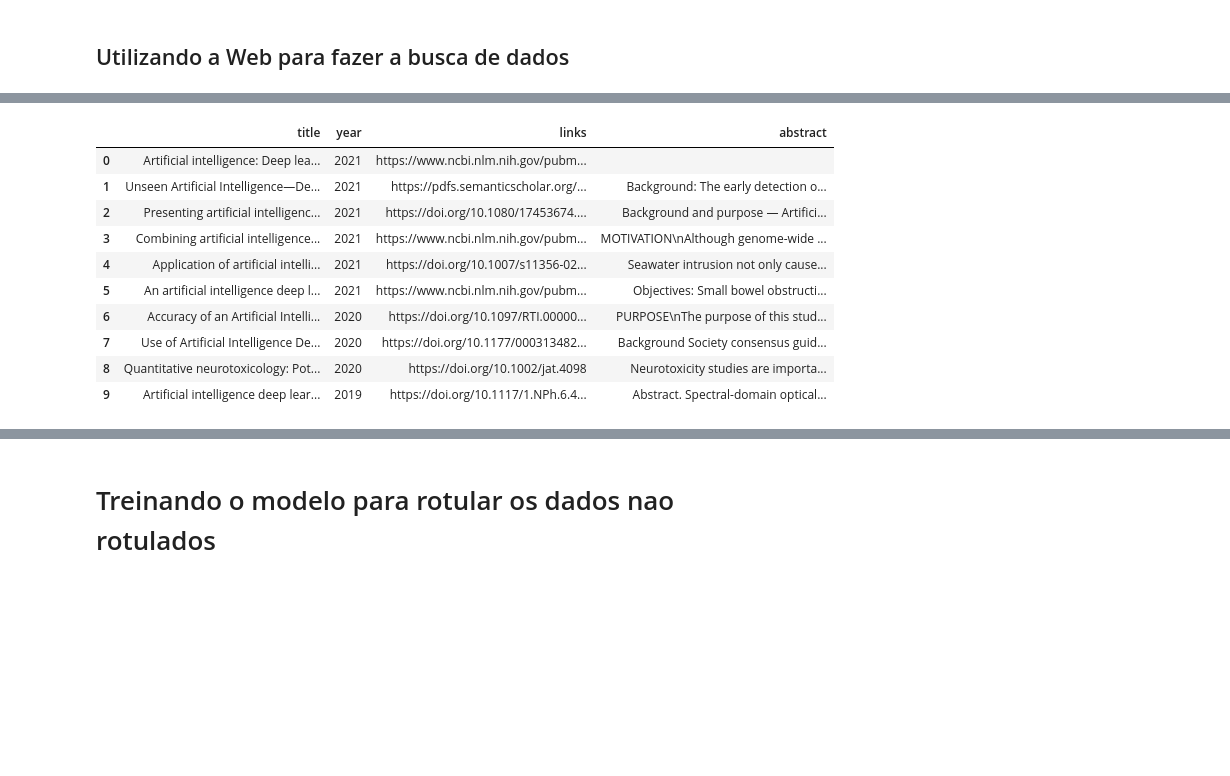
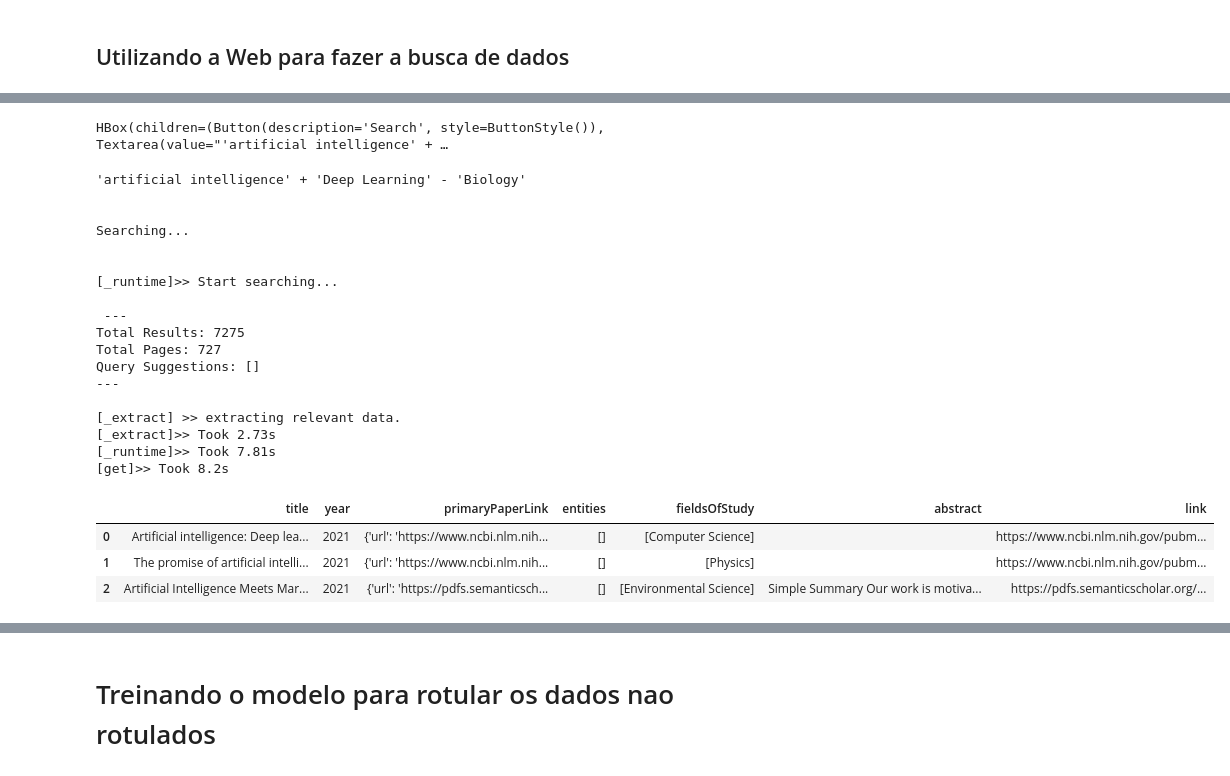
Before and after one commit to BecomeAllan/ML-SLRC, a Jupyter notebook: Application/Classification_automation_SLR.ipynb, the cells around one changed output, grey strips where cells are left out. Cells and saved outputs as stored; diff of their text form; code cells hidden in the pictures; blank space fills up the shorter version.

```diff
--- a/Application/Classification_automation_SLR.ipynb
+++ b/Application/Classification_automation_SLR.ipynb
@@ -107,16 +172,10 @@ result.data.head()
 # %% [markdown]
 ## Utilizando a Web para fazer a busca de dados
 # %%
+#@title SearcherWeb
 from S2query import S2paperWeb
 
-import pandas as pd
-import ipywidgets as widgets
-from IPython.display import HTML, display, clear_output
-import unicodedata
-import re
-import time
-
-
+# Interface de busca utilizando a Web do SS
 class SearcherWeb():
   def __init__(self):
     # cria o objeto para puxar os dados
@@ -125,7 +184,7 @@ class SearcherWeb():
     # Cria os buttoes/textbox
     self.search_b = widgets.Button(description="Search")
     self.search_text =  widgets.Textarea(
-    value="'artificial intelligence'+'Deep Learning'",
+    value="'artificial intelligence' + 'Deep Learning' - 'Biology'",
     placeholder='Type something',
     # description=':',
     disabled=False
@@ -141,8 +200,10 @@ class SearcherWeb():
   def search_button(self, p):
     print(self.search_text.value)
     # Busca os dados
-    self.obj.get(self.search_text.value, n=100,
-                 sort = "relevance", fieldsOfStudy = [],
+    self.obj.get(self.search_text.value,
+                 n=100,
+                 sort = "relevance",
+                 fieldsOfStudy = [],
                  publicationTypes = ['JournalArticle'])
 
     # Guarda os dados achados
@@ -150,17 +211,26 @@ class SearcherWeb():
 
   # cria um subset dictionary da funcao que busca os dados
   def subset(self, dicttosub):
-    # Seleciona apenas ('title','paperAbstract','year', 'links')
-    subdict = {k:dicttosub[k] for k in ('title','paperAbstract','year', 'links')}
+    # Seleciona apenas as colunas
+    subdict = {k:dicttosub[k] for k in ('title','paperAbstract',
+                                        'year', 'primaryPaperLink',
+                                        'entities', 'fieldsOfStudy',
+                                        'citationStats')}
 
     # Renomeia a key do dictionar
     subdict['abstract'] = subdict.pop('paperAbstract')
+    subdict['numReferences'] = subdict['citationStats']['numReferences']
+    subdict['numCitations'] = subdict['citationStats']['numCitations']
+    subdict.pop('citationStats')
 
     # Guarda apenas um link de referencia
     try:
-      subdict['links'] = subdict['links'][0]['url']
+      subdict['link'] = subdict['primaryPaperLink']['url']
     except:
-      subdict['links'] = np.nan
+      subdict['link'] = np.nan
+
+    subdict.pop('primaryPaperLink')
+
     return subdict
 
   # Trata os dados para transformar de json para pandas.dataframe
@@ -182,8 +252,3 @@ class SearcherWeb():
     clear_output()
     # Mostra os butoes
     display(self.hbox)
-
-
-result = SearcherWeb()
-result.hbox
-result()
@@ -210,14 +255,30 @@ Query Suggestions: []
+# %%
+resultWEB = SearcherWeb()
+resultWEB()
+# %% [output]
+HBox(children=(Button(description='Search', style=ButtonStyle()), Textarea(value="'artificial intelligence' + …
+'artificial intelligence' + 'Deep Learning' - 'Biology'
+
+
+Searching...
+
+
+[_runtime]>> Start searching...
+
+ ---
+Total Results: 7275
+Total Pages: 727
+Query Suggestions: []
+---
+
+[_extract] >> extracting relevant data.
+[_extract]>> Took 2.73s
+[_runtime]>> Took 7.81s
+[get]>> Took 8.2s
 # %%
-result.data.head(10)
+resultWEB.data.head(3)
 # %% [output]
-|  | title | year | links | abstract |
-| 0 | Artificial intelligence: Deep lea... | 2021 | https://www.ncbi.nlm.nih.gov/pubm... |  |
-| 1 | Unseen Artificial Intelligence—De... | 2021 | https://pdfs.semanticscholar.org/... | Background: The early detection o... |
-| 2 | Presenting artificial intelligenc... | 2021 | https://doi.org/10.1080/17453674.... | Background and purpose — Artifici... |
-| 3 | Combining artificial intelligence... | 2021 | https://www.ncbi.nlm.nih.gov/pubm... | MOTIVATION\nAlthough genome-wide ... |
-| 4 | Application of artificial intelli... | 2021 | https://doi.org/10.1007/s11356-02... | Seawater intrusion not only cause... |
-| 5 | An artificial intelligence deep l... | 2021 | https://www.ncbi.nlm.nih.gov/pubm... | Objectives: Small bowel obstructi... |
-| 6 | Accuracy of an Artificial Intelli... | 2020 | https://doi.org/10.1097/RTI.00000... | PURPOSE\nThe purpose of this stud... |
-| 7 | Use of Artificial Intelligence De... | 2020 | https://doi.org/10.1177/000313482... | Background Society consensus guid... |
-| 8 | Quantitative neurotoxicology: Pot... | 2020 | https://doi.org/10.1002/jat.4098 | Neurotoxicity studies are importa... |
-| 9 | Artificial intelligence deep lear... | 2019 | https://doi.org/10.1117/1.NPh.6.4... | Abstract. Spectral-domain optical... |
+|  | title | year | primaryPaperLink | entities | fieldsOfStudy | abstract | link |
+| 0 | Artificial intelligence: Deep lea... | 2021 | {'url': 'https://www.ncbi.nlm.nih... | [] | [Computer Science] |  | https://www.ncbi.nlm.nih.gov/pubm... |
+| 1 | The promise of artificial intelli... | 2021 | {'url': 'https://www.ncbi.nlm.nih... | [] | [Physics] |  | https://www.ncbi.nlm.nih.gov/pubm... |
+| 2 | Artificial Intelligence Meets Mar... | 2021 | {'url': 'https://pdfs.semanticsch... | [] | [Environmental Science] | Simple Summary Our work is motiva... | https://pdfs.semanticscholar.org/... |
```
Also changed, not shown: parts of 31 cells of this notebook.
